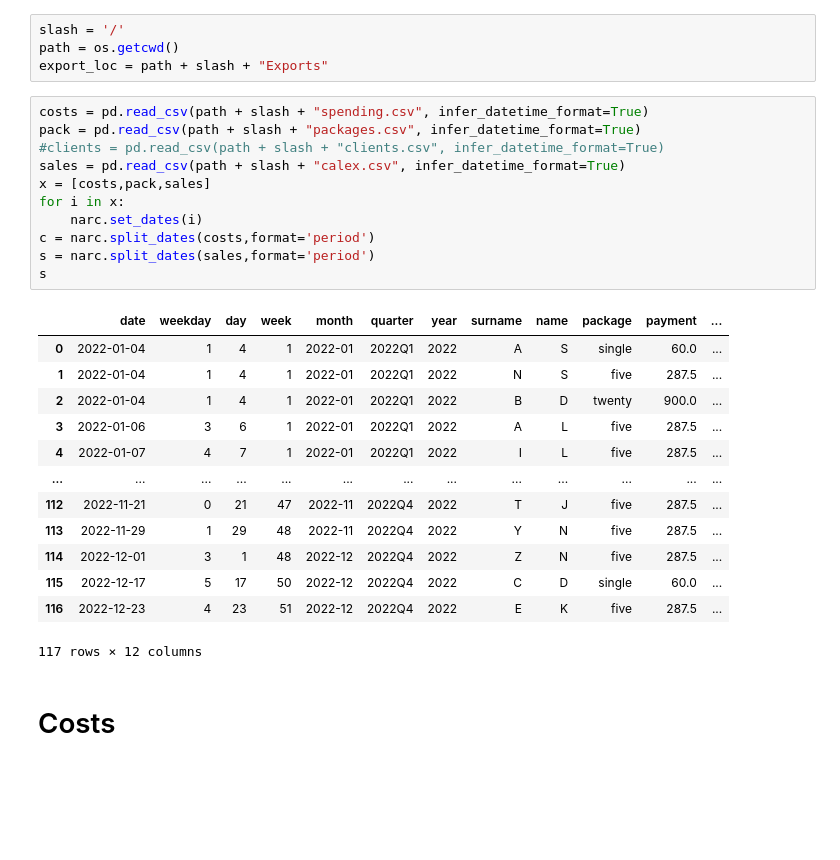
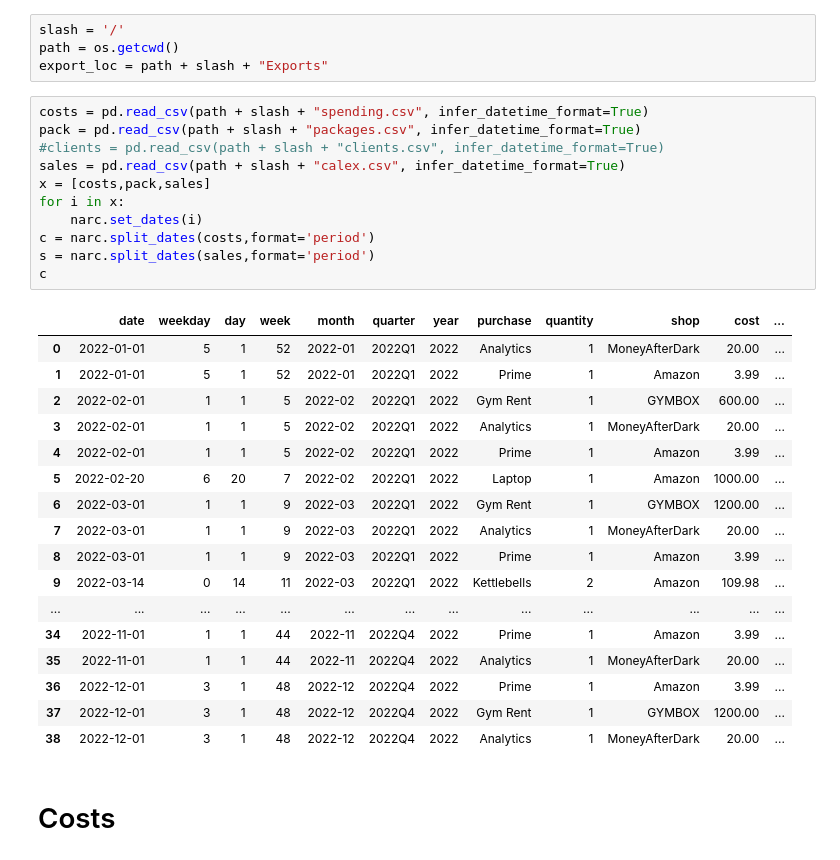
Before and after one commit to DarkNeuroscience/DenariAnalytics, a Jupyter notebook: sales_costs.ipynb, the cells around one changed output. Cells and saved outputs as stored; diff of their text form; blank space fills up the shorter version.

```diff
--- a/sales_costs.ipynb
+++ b/sales_costs.ipynb
@@ -18,28 +15,32 @@ export_loc = path + slash + "Exports"
 # %%
 costs = pd.read_csv(path + slash + "spending.csv", infer_datetime_format=True)
 pack = pd.read_csv(path + slash + "packages.csv", infer_datetime_format=True)
 #clients = pd.read_csv(path + slash + "clients.csv", infer_datetime_format=True)
 sales = pd.read_csv(path + slash + "calex.csv", infer_datetime_format=True)
 x = [costs,pack,sales]
 for i in x:
     narc.set_dates(i)
 c = narc.split_dates(costs,format='period')
 s = narc.split_dates(sales,format='period')
-s
+c
 # %% [output]
-|  | date | weekday | day | week | month | quarter | year | surname | name | package | payment | ... |
-| 0 | 2022-01-04 | 1 | 4 | 1 | 2022-01 | 2022Q1 | 2022 | A | S | single | 60.0 | ... |
-| 1 | 2022-01-04 | 1 | 4 | 1 | 2022-01 | 2022Q1 | 2022 | N | S | five | 287.5 | ... |
-| 2 | 2022-01-04 | 1 | 4 | 1 | 2022-01 | 2022Q1 | 2022 | B | D | twenty | 900.0 | ... |
-| 3 | 2022-01-06 | 3 | 6 | 1 | 2022-01 | 2022Q1 | 2022 | A | L | five | 287.5 | ... |
-| 4 | 2022-01-07 | 4 | 7 | 1 | 2022-01 | 2022Q1 | 2022 | I | L | five | 287.5 | ... |
+|  | date | weekday | day | week | month | quarter | year | purchase | quantity | shop | cost | ... |
+| 0 | 2022-01-01 | 5 | 1 | 52 | 2022-01 | 2022Q1 | 2022 | Analytics | 1 | MoneyAfterDark | 20.00 | ... |
+| 1 | 2022-01-01 | 5 | 1 | 52 | 2022-01 | 2022Q1 | 2022 | Prime | 1 | Amazon | 3.99 | ... |
+| 2 | 2022-02-01 | 1 | 1 | 5 | 2022-02 | 2022Q1 | 2022 | Gym Rent | 1 | GYMBOX | 600.00 | ... |
+| 3 | 2022-02-01 | 1 | 1 | 5 | 2022-02 | 2022Q1 | 2022 | Analytics | 1 | MoneyAfterDark | 20.00 | ... |
+| 4 | 2022-02-01 | 1 | 1 | 5 | 2022-02 | 2022Q1 | 2022 | Prime | 1 | Amazon | 3.99 | ... |
+| 5 | 2022-02-20 | 6 | 20 | 7 | 2022-02 | 2022Q1 | 2022 | Laptop | 1 | Amazon | 1000.00 | ... |
+| 6 | 2022-03-01 | 1 | 1 | 9 | 2022-03 | 2022Q1 | 2022 | Gym Rent | 1 | GYMBOX | 1200.00 | ... |
+| 7 | 2022-03-01 | 1 | 1 | 9 | 2022-03 | 2022Q1 | 2022 | Analytics | 1 | MoneyAfterDark | 20.00 | ... |
+| 8 | 2022-03-01 | 1 | 1 | 9 | 2022-03 | 2022Q1 | 2022 | Prime | 1 | Amazon | 3.99 | ... |
+| 9 | 2022-03-14 | 0 | 14 | 11 | 2022-03 | 2022Q1 | 2022 | Kettlebells | 2 | Amazon | 109.98 | ... |
 | ... | ... | ... | ... | ... | ... | ... | ... | ... | ... | ... | ... | ... |
-| 112 | 2022-11-21 | 0 | 21 | 47 | 2022-11 | 2022Q4 | 2022 | T | J | five | 287.5 | ... |
-| 113 | 2022-11-29 | 1 | 29 | 48 | 2022-11 | 2022Q4 | 2022 | Y | N | five | 287.5 | ... |
-| 114 | 2022-12-01 | 3 | 1 | 48 | 2022-12 | 2022Q4 | 2022 | Z | N | five | 287.5 | ... |
-| 115 | 2022-12-17 | 5 | 17 | 50 | 2022-12 | 2022Q4 | 2022 | C | D | single | 60.0 | ... |
-| 116 | 2022-12-23 | 4 | 23 | 51 | 2022-12 | 2022Q4 | 2022 | E | K | five | 287.5 | ... |
+| 34 | 2022-11-01 | 1 | 1 | 44 | 2022-11 | 2022Q4 | 2022 | Prime | 1 | Amazon | 3.99 | ... |
+| 35 | 2022-11-01 | 1 | 1 | 44 | 2022-11 | 2022Q4 | 2022 | Analytics | 1 | MoneyAfterDark | 20.00 | ... |
+| 36 | 2022-12-01 | 3 | 1 | 48 | 2022-12 | 2022Q4 | 2022 | Prime | 1 | Amazon | 3.99 | ... |
+| 37 | 2022-12-01 | 3 | 1 | 48 | 2022-12 | 2022Q4 | 2022 | Gym Rent | 1 | GYMBOX | 1200.00 | ... |
+| 38 | 2022-12-01 | 3 | 1 | 48 | 2022-12 | 2022Q4 | 2022 | Analytics | 1 | MoneyAfterDark | 20.00 | ... |
-117 rows × 12 columns
 # %% [markdown]
 # Costs
 # %%
```
Also changed, not shown: parts of 3 cells of this notebook, 11 other files.
